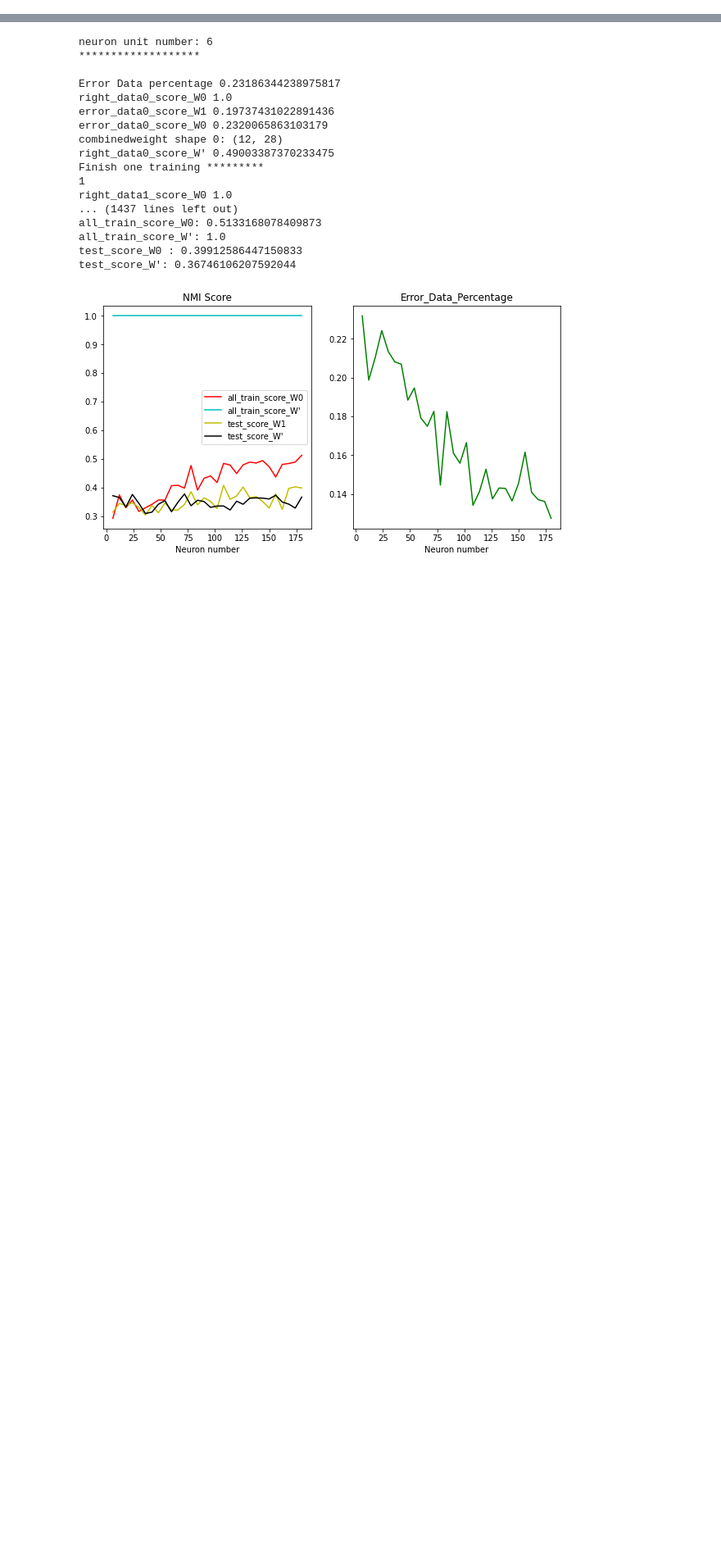
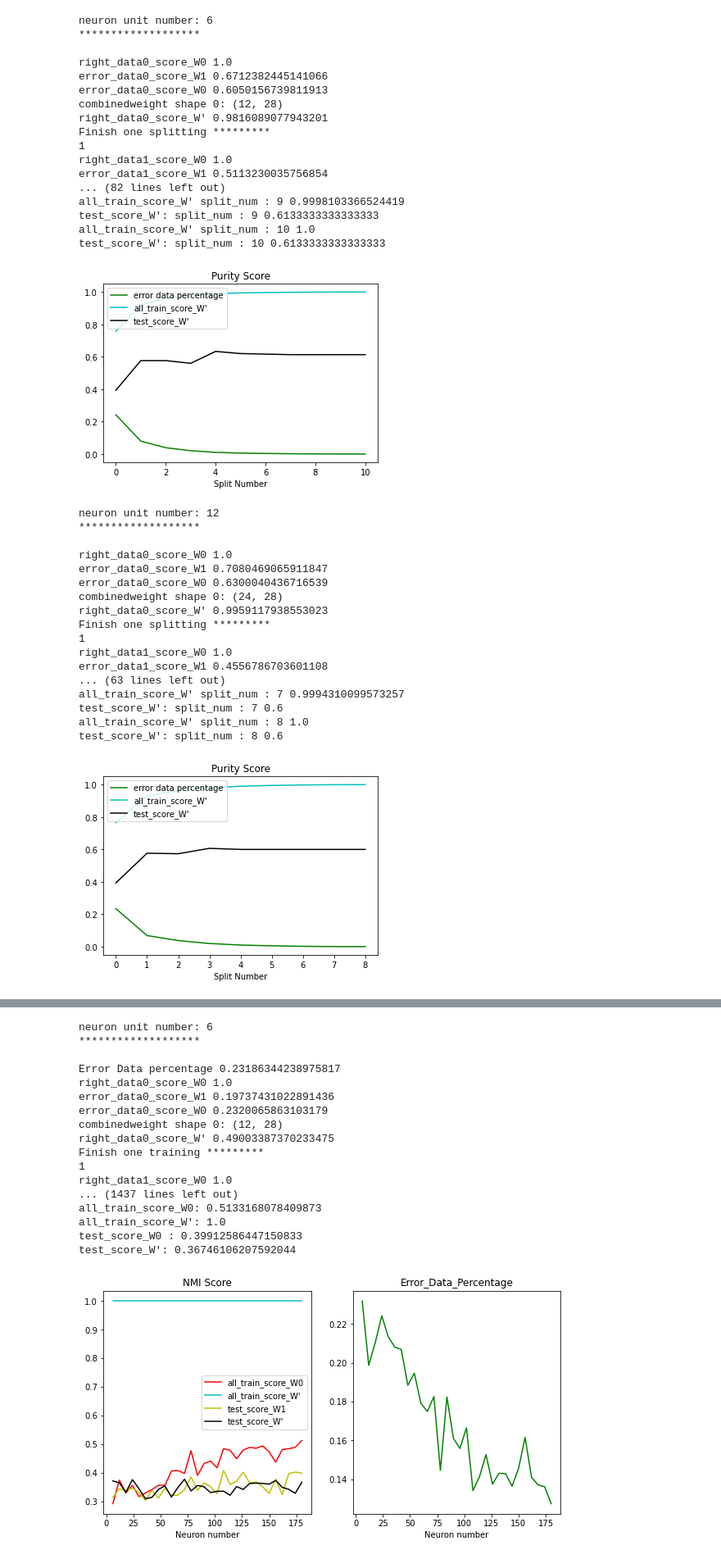
Before and after one commit to foolishfool/JupyterNotebook, a Jupyter notebook: SOM/TDSM_CM.ipynb, the cells around one changed output, grey strips where cells are left out. Shown at 82% size. Cells and saved outputs as stored; diff of their text form; code cells hidden in the pictures; blank space fills up the shorter version.

```diff
--- a/SOM/TDSM_CM.ipynb
+++ b/SOM/TDSM_CM.ipynb
@@ -19,7 +19,3 @@ csv_test = pd.read_csv("Crowdsourced Mapping/testing.csv")
 dataread.stringToIntCrowdsourcedMappingDataSet(csv_training,"class")
 dataread.stringToIntCrowdsourcedMappingDataSet(csv_test,"class")
 dataread.initializedataset_CM(csv_training,csv_test)
-# %%
-som = newSom.SOM(m= 6, n= 2, dim=28)  # dim = i-1, as the first feature is the class label
-optimize_W1 = TDSM_SOM.TDSM_SOM(som,dataread.data_train,dataread.data_test,dataread.label_train,dataread.label_test,6)
-optimize_W1.run(20,0)
@@ -43,0 +119,74 @@ test_score_W': 0.61
+# %%
+scoretype = 0
+scope_num = 30
+class_num = 6
+dim_num = 28
+unstable_repeat_num = 1
+unit_list = []
+all_train_score_W0 =[]
+all_train_score_W_combine =[]
+test_score_W0 = []
+test_score_W_combine= []
+error_data_percentage = []
+
+initial_som_result = dict()
+initial_som_result_train = dict()
+splitted_number_result = dict()
+splitted_number_result_train = dict()
+all_train_score_W0_global =[]
+all_train_score_W_combine_global =[]
+test_score_W0_global = []
+test_score_W_combine_global = []
+
+p_values = []
+y = 1
+
+
+while y <= unstable_repeat_num:
+    x = 1
+    while x <= scope_num:
+        unit_list.append(class_num*x)
+        print("neuron unit number: {}".format(class_num*x))
+        print("*******************\n")
+        som = newSom.SOM(m= class_num, n= x, dim=dim_num)
+        optimize_W = TDSM_SOM.TDSM_SOM(som,dataread.data_train,dataread.data_test,dataread.label_train,dataread.label_test,class_num)
+        optimize_W.run(scoretype)
+        x=x+1
+    y =y+1
+# %% [output]
+neuron unit number: 6
+*******************
+
+right_data0_score_W0 1.0
+error_data0_score_W1 0.6712382445141066
+error_data0_score_W0 0.6050156739811913
+combinedweight shape 0: (12, 28)
+right_data0_score_W' 0.9816089077943201
+Finish one splitting *********
+1
+right_data1_score_W0 1.0
+error_data1_score_W1 0.5113230035756854
+... (82 lines left out)
+all_train_score_W' split_num : 9 0.9998103366524419
+test_score_W': split_num : 9 0.6133333333333333
+all_train_score_W' split_num : 10 1.0
+test_score_W': split_num : 10 0.6133333333333333
+[figure, added]
+neuron unit number: 12
+*******************
+
+right_data0_score_W0 1.0
+error_data0_score_W1 0.7080469065911847
+error_data0_score_W0 0.6300040436716539
+combinedweight shape 0: (24, 28)
+right_data0_score_W' 0.9959117938553023
+Finish one splitting *********
+1
+right_data1_score_W0 1.0
+error_data1_score_W1 0.4556786703601108
+... (63 lines left out)
+all_train_score_W' split_num : 7 0.9994310099573257
+test_score_W': split_num : 7 0.6
+all_train_score_W' split_num : 8 1.0
+test_score_W': split_num : 8 0.6
+[figure, added]
```
Also changed, not shown: parts of 7 cells of this notebook, 14 other files.
